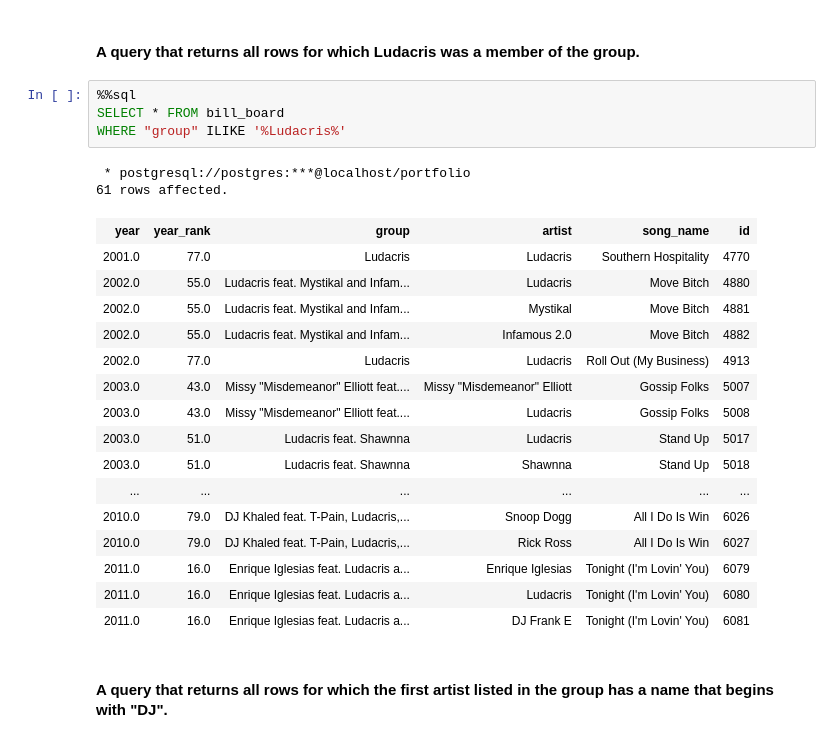
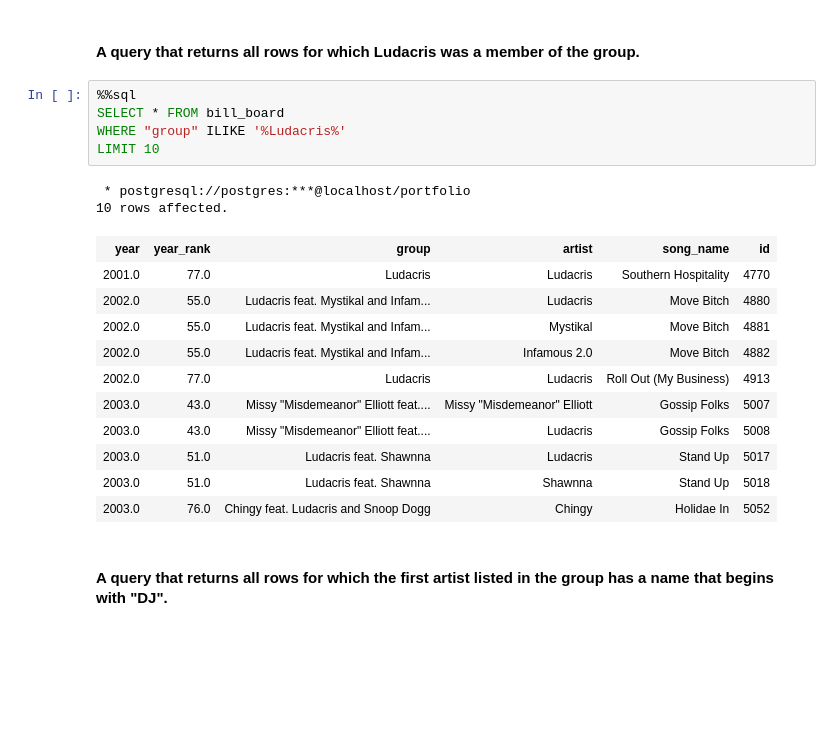
Before and after one commit to davidkeya/SQL-Projects, a Jupyter notebook: SQL Review 2021/Sql Queries from Jupyter Notebook.ipynb, the cells around one changed output. Saved outputs shown, nothing was run; the diff lists cells and outputs as text; blank space fills up the shorter version.

```diff
--- a/SQL Review 2021/Sql Queries from Jupyter Notebook.ipynb
+++ b/SQL Review 2021/Sql Queries from Jupyter Notebook.ipynb
@@ -497,26 +489,22 @@ LIMIT 10
 # %%
 %%sql
 SELECT * FROM bill_board
 WHERE "group" ILIKE '%Ludacris%'
+LIMIT 10
 # %% [output]
  * postgresql://postgres:***@localhost/portfolio
-61 rows affected.
+10 rows affected.
 | year | year_rank | group | artist | song_name | id |
 | 2001.0 | 77.0 | Ludacris | Ludacris | Southern Hospitality | 4770 |
 | 2002.0 | 55.0 | Ludacris feat. Mystikal and Infam... | Ludacris | Move Bitch | 4880 |
 | 2002.0 | 55.0 | Ludacris feat. Mystikal and Infam... | Mystikal | Move Bitch | 4881 |
 | 2002.0 | 55.0 | Ludacris feat. Mystikal and Infam... | Infamous 2.0 | Move Bitch | 4882 |
 | 2002.0 | 77.0 | Ludacris | Ludacris | Roll Out (My Business) | 4913 |
 | 2003.0 | 43.0 | Missy "Misdemeanor" Elliott feat.... | Missy "Misdemeanor" Elliott | Gossip Folks | 5007 |
 | 2003.0 | 43.0 | Missy "Misdemeanor" Elliott feat.... | Ludacris | Gossip Folks | 5008 |
 | 2003.0 | 51.0 | Ludacris feat. Shawnna | Ludacris | Stand Up | 5017 |
 | 2003.0 | 51.0 | Ludacris feat. Shawnna | Shawnna | Stand Up | 5018 |
-| ... | ... | ... | ... | ... | ... |
-| 2010.0 | 79.0 | DJ Khaled feat. T-Pain, Ludacris,... | Snoop Dogg | All I Do Is Win | 6026 |
-| 2010.0 | 79.0 | DJ Khaled feat. T-Pain, Ludacris,... | Rick Ross | All I Do Is Win | 6027 |
-| 2011.0 | 16.0 | Enrique Iglesias feat. Ludacris a... | Enrique Iglesias | Tonight (I'm Lovin' You) | 6079 |
-| 2011.0 | 16.0 | Enrique Iglesias feat. Ludacris a... | Ludacris | Tonight (I'm Lovin' You) | 6080 |
-| 2011.0 | 16.0 | Enrique Iglesias feat. Ludacris a... | DJ Frank E | Tonight (I'm Lovin' You) | 6081 |
+| 2003.0 | 76.0 | Chingy feat. Ludacris and Snoop Dogg | Chingy | Holidae In | 5052 |
 # %% [markdown]
 #### A query that returns all rows for which the first artist listed in the group has a name that begins with "DJ".
 # %%
```
Also changed, not shown: parts of 11 cells of this notebook.
